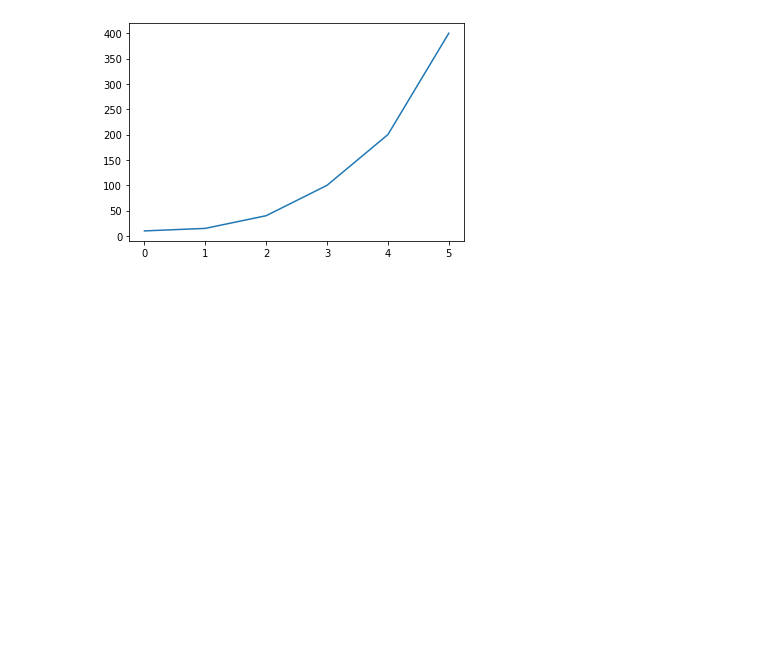
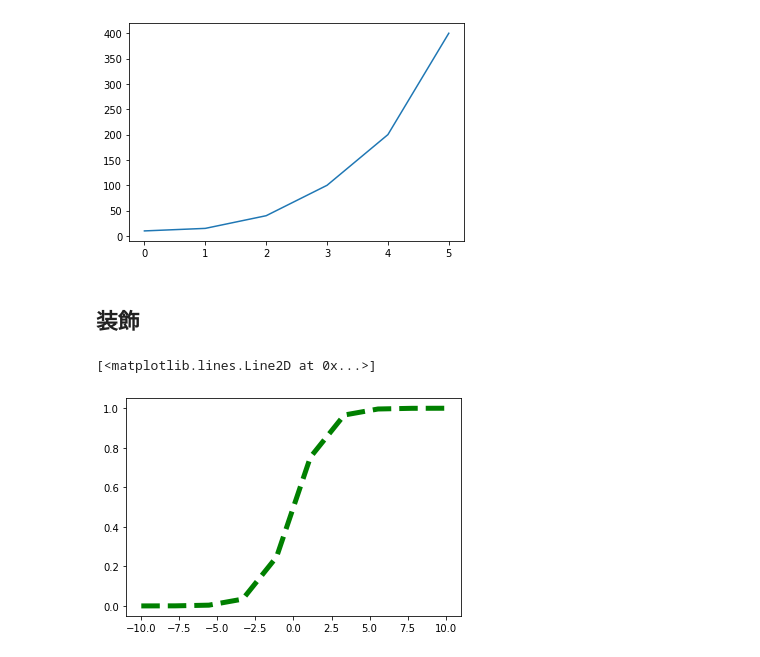
Before and after one commit to Ito-01-20/statistics_practice, a Jupyter notebook: Matplotlib.ipynb, the cells around one changed output. Cells and saved outputs as stored; diff of their text form; code cells hidden in the pictures; blank space fills up the shorter version.

```diff
--- a/Matplotlib.ipynb
+++ b/Matplotlib.ipynb
@@ -34,3 +34,13 @@ plt.plot(df['b'])
 # %% [output]
 [<matplotlib.lines.Line2D at 0x...>]
 [figure]
+# %% [markdown]
+## 装飾
+# %%
+x = np.linspace(-10, 10, 10)
+z = 1 / (1 + np.exp(-x))
+# %%
+plt.plot(x, z, 'g--', linewidth=5)
+# %% [output]
+[<matplotlib.lines.Line2D at 0x...>]
+[figure, added]
```
Also changed, not shown: parts of 3 cells of this notebook.
